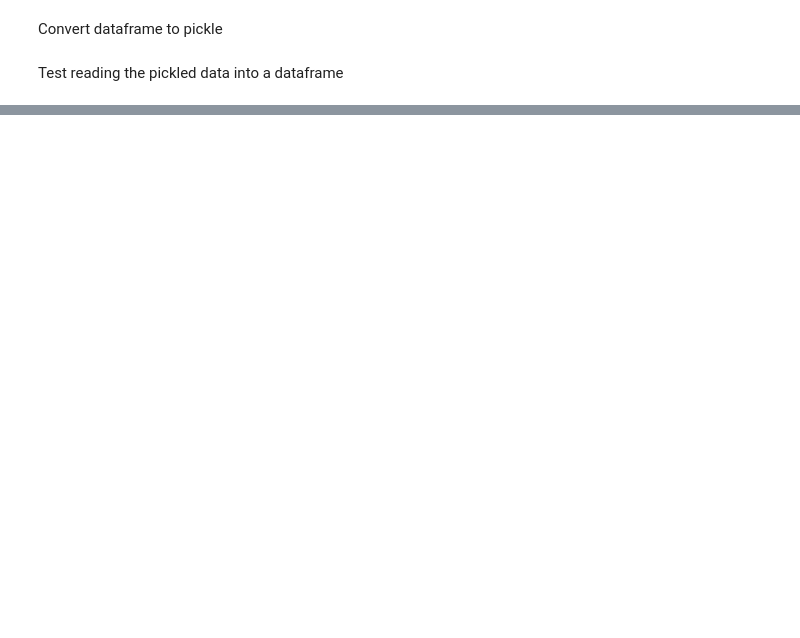
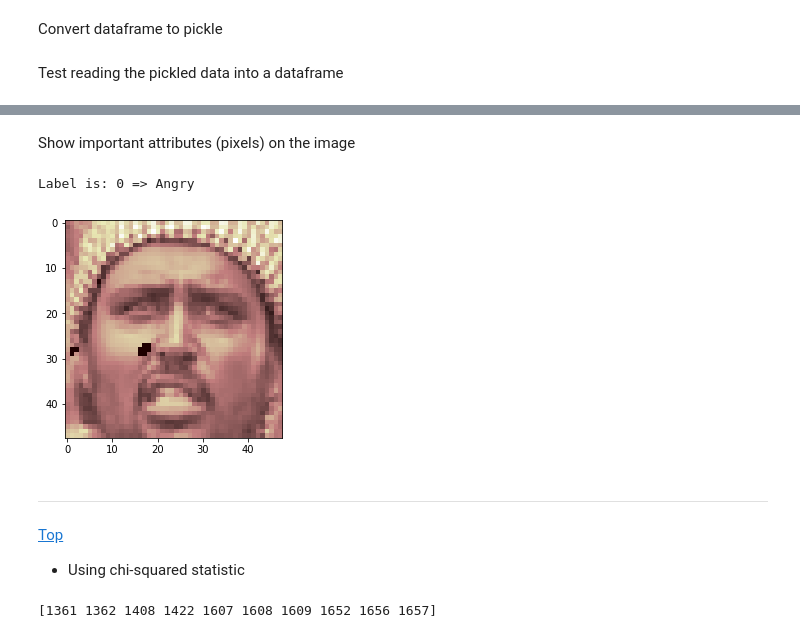
Before and after one commit to HebaNAS/KNN-Classifier, a Jupyter notebook: F21DM_CW1.ipynb, the cells around one changed output, grey strips where cells are left out. Saved outputs shown, nothing was run; the diff lists cells and outputs as text; code cells hidden in the pictures; blank space fills up the shorter version.

```diff
--- a/F21DM_CW1.ipynb
+++ b/F21DM_CW1.ipynb
@@ -394,0 +677,4 @@ main_dataset_shuffled.to_pickle('/content/drive/My Drive/generated_data/pickled_
+# %%
+angry_dataset_cleaned = angry_dataset.drop_duplicates()
+angry_dataset_cleaned = angry_dataset_cleaned.dropna(axis=0, how='any')
+print(angry_dataset_cleaned.shape)
@@ -394,0 +683,3 @@ main_dataset_shuffled.to_pickle('/content/drive/My Drive/generated_data/pickled_
+# %%
+angry_dataset_shuffled = shuffle(angry_dataset_cleaned, random_state=42)
+angry_dataset_shuffled.head(5)
@@ -394,0 +1060,4 @@ main_dataset_shuffled.to_pickle('/content/drive/My Drive/generated_data/pickled_
+# %%
+# Splitting the dataset into features and labels after normalizing
+X_angry = angry_dataset_shuffled.iloc[:, 1:]
+y_angry = angry_dataset_shuffled.iloc[:, 0]
@@ -394,0 +1125,5 @@ main_dataset_shuffled.to_pickle('/content/drive/My Drive/generated_data/pickled_
+# %%
+# Extract the selected attributes from the angry dataset
+select_angry_corr = X_angry[['pixel1361','pixel1313', 'pixel1362', 'pixel1408', 'pixel1314',
+                            'pixel1409', 'pixel1360', 'pixel1422', 'pixel1374', 'pixel1373']]
+select_angry_corr.head(5)
@@ -394,0 +1137,53 @@ main_dataset_shuffled.to_pickle('/content/drive/My Drive/generated_data/pickled_
+# %% [markdown]
+Show important attributes (pixels) on the image
+# %%
+# Randomly select an image from the dataset
+angry_pics = np.where(main_dataset_shuffled.iloc[:, 0] == 0)
+index_angry_corr = int(np.random.choice(angry_pics[0]))
+
+# Reshaping pixels back to their 2D original shape (48 x 48) to plot them
+image = np.asarray(main_dataset_shuffled.iloc[index_angry_corr, 1:], dtype=np.float64).reshape((48, 48))
+
+# List of important pixels in the format (row, col)
+angry_imp_px_corr = []
+
+# Highlight important attribute (pixel)
+for pixel in select_angry_corr.columns:
+    px = int(pixel[5:])
+    row = int(px / 48)
+    col = int(px % row)
+    angry_imp_px_corr.append((row, col))
+
+# Loop through the array of important pixels and change corresponding pixel value in
+# the original image
+for px in angry_imp_px_corr:
+    image[px[0], px[1]] = 0
+
+# Using matplotlib to plot the image
+plt.imshow(image, cmap='pink')
+print ('Label is: {} => {}'.format(main_dataset_shuffled.iloc[index_angry_corr, 0],
+                                   emotions[main_dataset_shuffled.iloc[index_angry_corr, 0]]))
+# %% [output]
+Label is: 0 => Angry
+[figure, added]
+# %% [markdown]
+<hr>
+# %% [markdown]
+<a id='section3b'></a>
+[Top](#toc)
+- Using chi-squared statistic
+# %%
+# Select best features using scikit learn's SelectKBest
+# it selects best k attributes, 10 in our case, based on their correlation scores
+# calculated using pearson method which outputs values with directions [-1, 1]
+# and then taking the absolute value element-wise for the matrix so the output
+# will be irrelevant of the direction and thus have the value [0, 1]
+angry_chi2 = SelectKBest(chi2, k=10)
+angry_chi2 = angry_chi2.fit(X_angry, y_angry)
+
+# Calling the helper function 'get support' that provides a mask that keeps track of the locations
+# of selected attributes so we can retrieve them later and display their names
+indexes_angry_chi2 = angry_chi2.get_support(indices=True)
+print(indexes_angry_chi2)
+# %% [output]
+[1361 1362 1408 1422 1607 1608 1609 1652 1656 1657]
```
Also changed, not shown: parts of 411 cells of this notebook, 1 other file.
